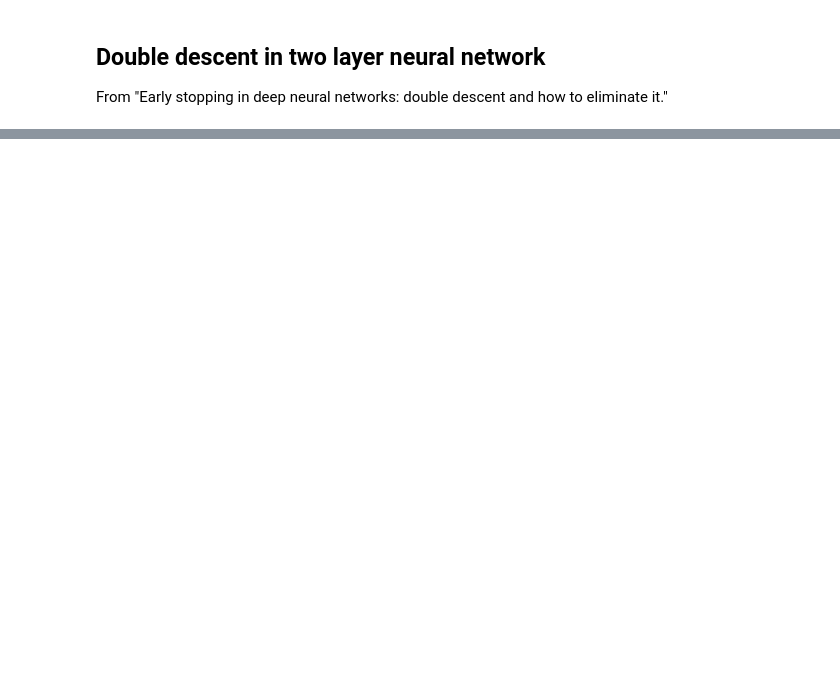
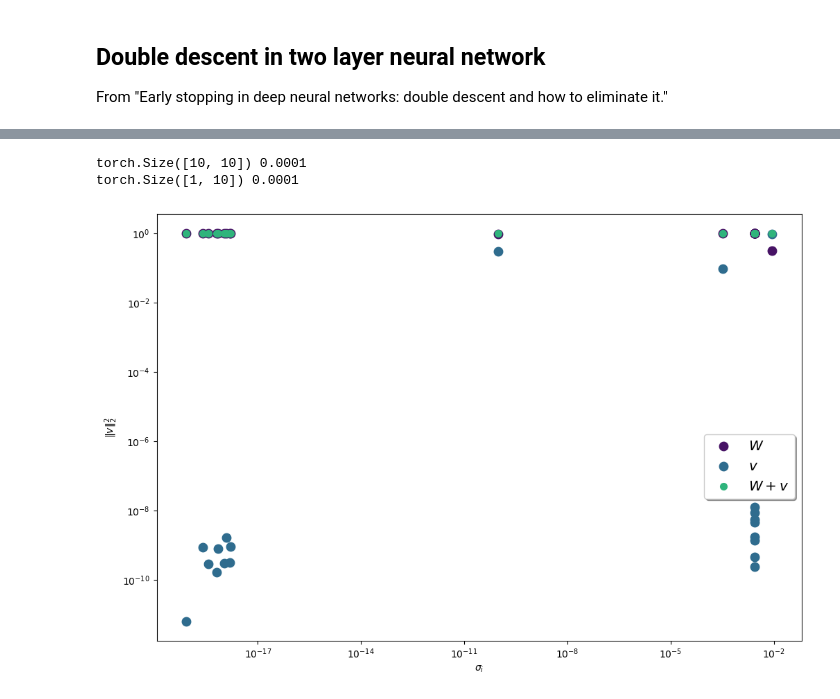
Before and after one commit to filipekstrm/early_stopping_double_descent, a Jupyter notebook: notebooks/layer_association_two_layer.ipynb, the cells around one changed output, grey strips where cells are left out. Cells and saved outputs as stored; diff of their text form; code cells hidden in the pictures; blank space fills up the shorter version.

```diff
--- a/notebooks/layer_association_two_layer.ipynb
+++ b/notebooks/layer_association_two_layer.ipynb
@@ -121,7 +61,7 @@ yt = torch.Tensor(yt.reshape((-1,1))).to(device)
 # %%
 # define loss functions
-loss_fn = torch.nn.MSELoss(reduction='sum')
-risk_fn = torch.nn.L1Loss(reduction='mean') if args.risk_loss == 'L1' else loss_fn
+loss_fn = torch.nn.MSELoss(reduction='mean')
+risk_fn = loss_fn
 # %%
 def get_jacobian_two_layer(X, y, model, crit):
 
@@ -180,0 +83,75 @@ if isinstance(args.lr, float):
+# %%
+# Two layer neural network in pytorch
+scales = [0.0001] * 2
+lr = [0.01] * 2
+hidden_dim = 10
+its = 50000
+
+model = torch.nn.Sequential(
+        torch.nn.Linear(d, hidden_dim, bias=False),
+        torch.nn.Identity(),
+        torch.nn.Linear(hidden_dim, 1, bias=False),
+    )
+
+
+with torch.no_grad():
+    i = 0
+    for m in model:
+        if type(m) == torch.nn.Linear:
+
+            m.weight.data = torch.ones(m.weight.data.shape) * scales[i]
+            print(m.weight.data.shape, scales[i])
+
+            i += 1
+# %% [output]
+torch.Size([10, 10]) 0.0001
+torch.Size([1, 10]) 0.0001
+# %%
+# compute the Jacobian at initialization
+J = get_jacobian_two_layer(Xs, ys, model, loss_fn)
+uv, sv, vtv = np.linalg.svd(J)
+
+v1 = []
+v2 = []
+for i in range(sv.shape[0]):
+    v1.append(np.linalg.norm(vtv[i,:][:np.prod([hidden_dim, d])]))
+    v2.append(np.linalg.norm(vtv[i,:][-np.prod([1, hidden_dim]):]))
+v1 = np.array(v1)
+v2 = np.array(v2)
+vTrec = np.linalg.norm(np.stack((v1, v2)), axis=0)
+# %%
+cmap = matplotlib.cm.get_cmap('viridis')
+colorList = [cmap(50/1000), cmap(350/1000), cmap(650/1000)]
+labelList = [r'$W$', r'$v$', r'$W + v$']
+
+fig = plt.figure(figsize=(12,8))
+
+ax_list = [plt.subplot(111)]
+
+ax_list[0].scatter(sv, v1,
+                color=colorList[0],
+                label=labelList[0],
+                lw=4)
+ax_list[0].scatter(sv, v2,
+                color=colorList[1],
+                label=labelList[1],
+#                 ls='dashed',
+                lw=4)
+ax_list[0].scatter(sv, vTrec,
+                color=colorList[2],
+                label=labelList[2],
+#                 ls='dashed',
+                lw=2)
+
+ax_list[-1].legend(loc=0, bbox_to_anchor=(1, 0.5), fontsize='x-large',
+                   frameon=True, fancybox=True, shadow=True, ncol=1)
+ax_list[0].set_ylabel(r'$\Vert v \Vert_2^2$')
+
+# for i, ax in enumerate(ax_list): ax.set_title(r'$w = $' + str(weights[i]['w']) +
+#                                               r';$v = $' + str(weights[i]['v']))
+for ax in ax_list: ax.set_xlabel(r'$\sigma_i$')
+for ax in ax_list: ax.set_xscale('log')
+for ax in ax_list: ax.set_yscale('log')
+plt.show()
+# %% [output]
+[figure, added]
```
Also changed, not shown: parts of 15 cells of this notebook, 20 other files.
